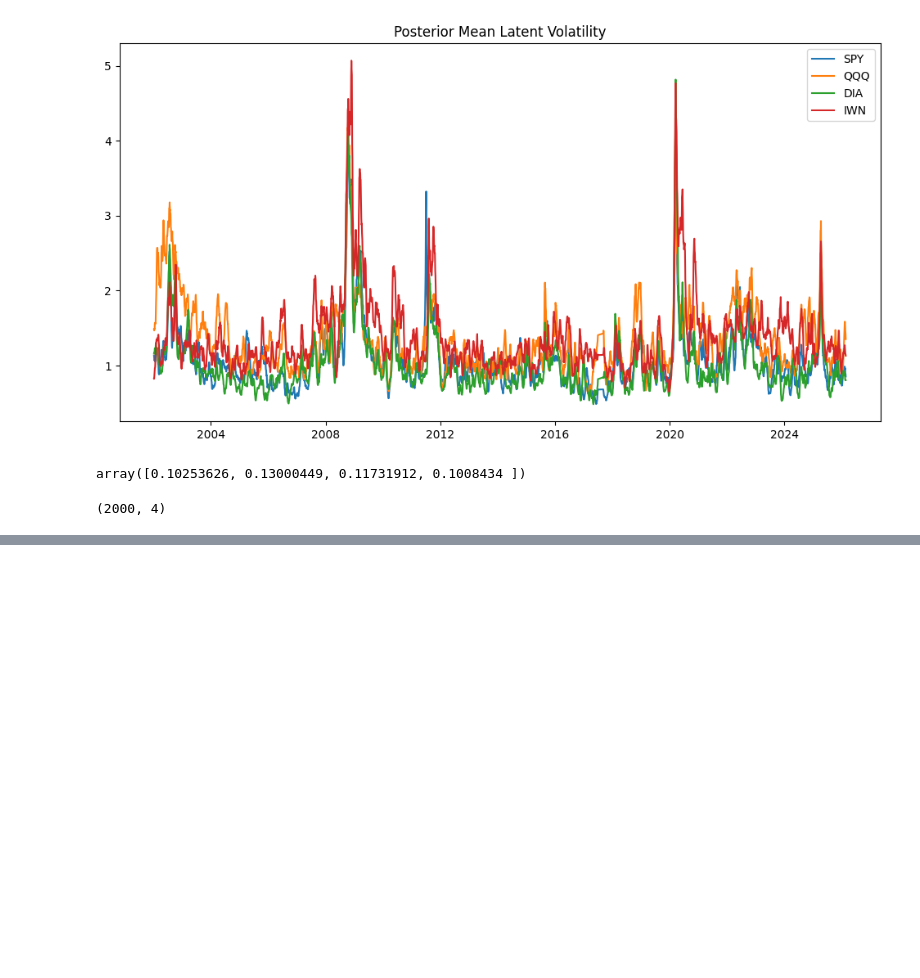
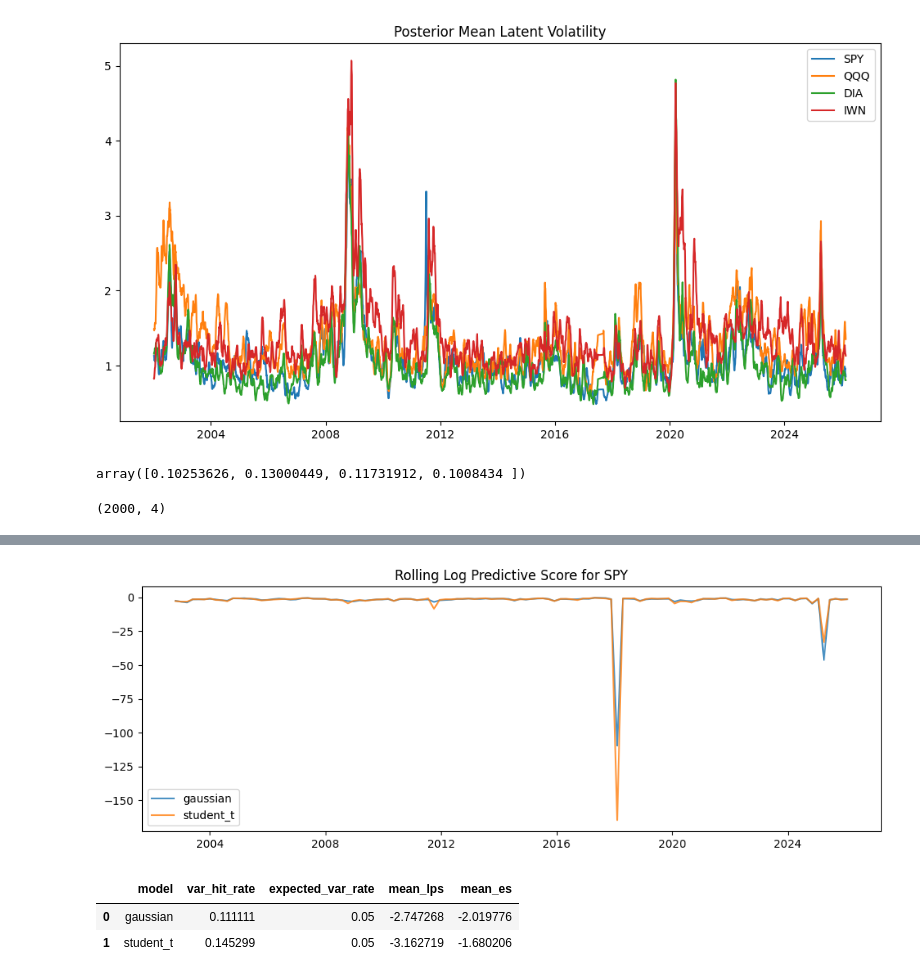
Before and after one commit to JonathanMa03/pmlproject-MaZhuTao-SP26, a Jupyter notebook: models_notebook.ipynb, the cells around one changed output, grey strips where cells are left out. Cells and saved outputs as stored; diff of their text form; code cells hidden in the pictures; blank space fills up the shorter version.

```diff
--- a/models_notebook.ipynb
+++ b/models_notebook.ipynb
@@ -495,0 +606,9 @@ sv_sims.shape
+# %%
+# Quick predictive summary
+for name, draws in {
+    "gaussian": g_draws,
+    "student_t": t_draws,
+    "mixture": mix_draws,
+    "sv": sv_draws,
+}.items():
+    print(name, predictive_summary(draws, alpha=0.05))
@@ -495,0 +712,28 @@ sv_sims.shape
+# %%
+from src.models.gaussian_var import GaussianVAR
+from src.models.student_t_var import StudentTVAR
+from src.models.mixture_var import MixtureVAR
+from src.models.sv_var import SVVAR
+
+# model specs
+model_specs = {
+    "gaussian": (GaussianVAR, {"p": 2, "intercept": True}),
+    "student_t": (StudentTVAR, {"p": 2, "intercept": True, "nu": 8, "seed": 123}),
+    #"mixture": (MixtureVAR, {"p": 2, "intercept": True, "n_components": 2, "seed": 123}), # (these two are slow, we can debug this later)
+    #"sv": (SVVAR, {"p": 2, "intercept": True, "phi": 0.98, "sigma_h": 0.15, "seed": 123}),
+}
+
+# comparison for SPY (scale window size to 1000 and sim=500 later), we just want to know if it works
+all_results, summary_df = compare_models_rolling(
+    data=df,
+    model_specs=model_specs,
+    target_col="SPY",
+    window_size=200,
+    p=2,
+    n_sim=50,
+    alpha=0.05,
+    step_size=50,
+    verbose=True,
+)
+
+summary_df
@@ -495,0 +761,17 @@ sv_sims.shape
+# %%
+# Plot rolling LPS
+plt.figure(figsize=(12, 4))
+for name, res in all_results.items():
+    plt.plot(res["date"], res["lps"], label=name, alpha=0.8)
+plt.legend()
+plt.title("Rolling Log Predictive Score for SPY")
+plt.show()
+# %% [output]
+[figure, added]
+# %%
+# compare hit rate (should be near 5%)
+summary_df[["model", "var_hit_rate", "expected_var_rate", "mean_lps", "mean_es"]]
+# %% [output]
+|  | model | var_hit_rate | expected_var_rate | mean_lps | mean_es |
+| 0 | gaussian | 0.111111 | 0.05 | -2.747268 | -2.019776 |
+| 1 | student_t | 0.145299 | 0.05 | -3.162719 | -1.680206 |
```
Also changed, not shown: parts of 19 cells of this notebook, 4 other files.
